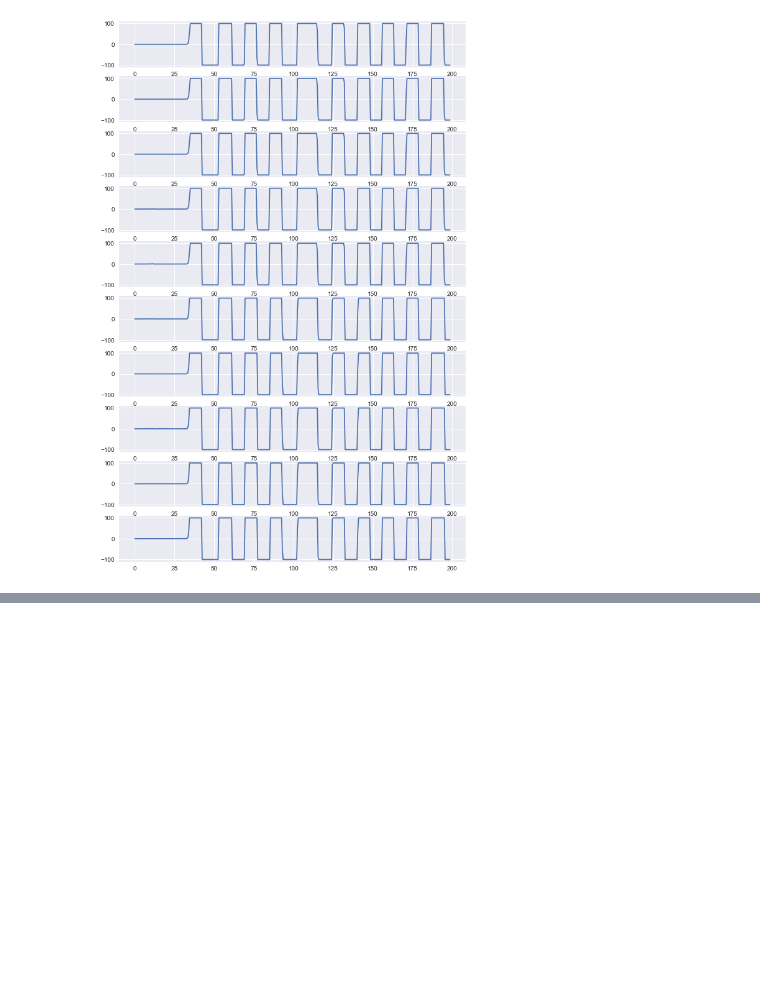
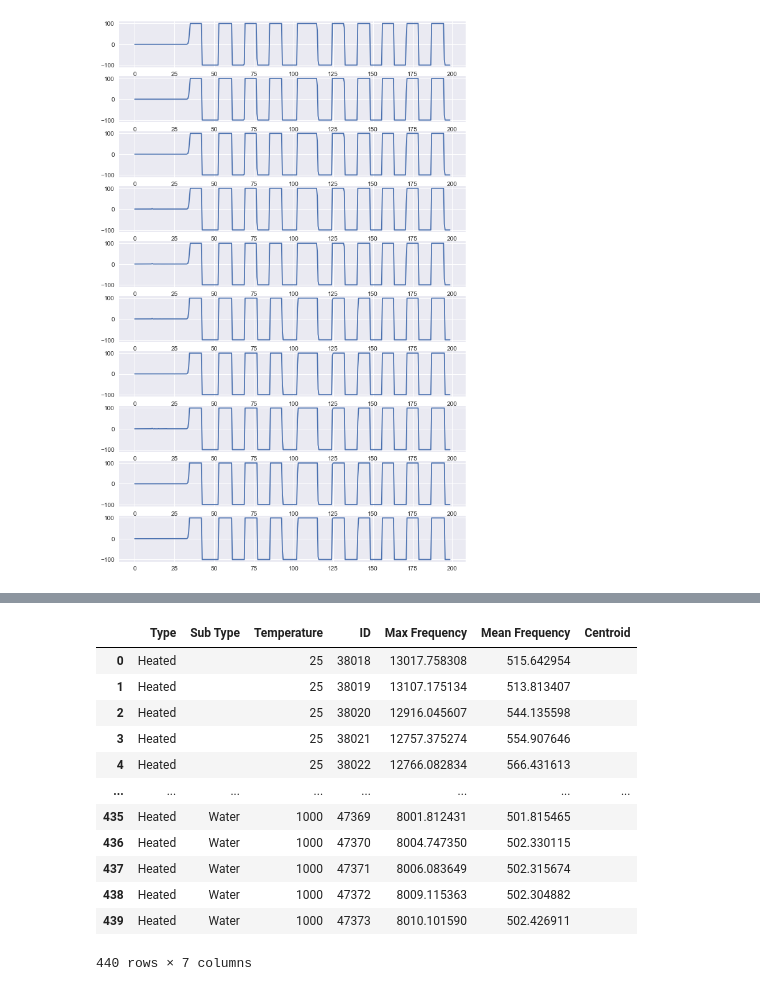
Before and after one commit to rohithandique/civil-major-project, a Jupyter notebook: Major Project.ipynb, the cells around one changed output, grey strips where cells are left out. Drawn from its saved outputs; the diff is of its cells as text; code cells hidden in the pictures; blank space fills up the shorter version.

```diff
--- a/Major Project.ipynb
+++ b/Major Project.ipynb
@@ -51,0 +74,32 @@ for i in range(0,10):
+# %%
+for df_name in heated:
+    df = pd.read_csv("./CSV/Heated/"+df_name+".csv", sep=r'\s*,\s*',engine='python')
+    df.drop(df.index[0:14],0,inplace=True)
+    df = df.reset_index(drop=True)
+    df.columns = df.iloc[0]
+    df.drop(df.index[0:2], inplace=True)
+    df = df.reset_index(drop=True)
+    df.drop(df.columns[[1, 11, 12, 13]], axis=1, inplace=True)
+    for i in df.index:
+        freq = np.abs(rfft(df.iloc[i][21:]))
+        amp = rfftfreq(len(df.iloc[i][21:]), 1/54)
+        new_df.loc[len(new_df.index)] = ['Heated', '', df_name[:-2], df['ID'][i], np.max(freq), np.mean(freq), '']
+# %%
+for df_type in [room_b, room_w]:
+    for df_name in df_type:
+        sub_type = 'Brine' if df_name[0]=='B' else 'Water'
+        df = pd.read_csv("./CSV/Room Temp/"+sub_type+"/"+df_name+".csv", sep=r'\s*,\s*',engine='python')
+        df.drop(df.index[0:14],0,inplace=True)
+        df = df.reset_index(drop=True)
+        df.columns = df.iloc[0]
+        df.drop(df.index[0:2], inplace=True)
+        df = df.reset_index(drop=True)
+        df.drop(df.columns[[1, 11, 12, 13]], axis=1, inplace=True)
+        for i in df.index:
+            freq = np.abs(rfft(df.iloc[i][21:]))
+            amp = rfftfreq(len(df.iloc[i][21:]), 1/54)
+            new_df.loc[len(new_df.index)] = ['Heated', sub_type, df_name[2:-2], df['ID'][i], np.max(freq), np.mean(freq), '']
+# %%
+new_df = new_df.sort_values('ID')
+new_df = new_df.reset_index(drop=True)
+new_df.to_csv("Fourier Frequencies.csv", index=False)
@@ -51,0 +117,16 @@ for i in range(0,10):
+# %%
+new_df
+# %% [output]
+|  | Type | Sub Type | Temperature | ID | Max Frequency | Mean Frequency | Centroid |
+| 0 | Heated |  | 25 | 38018 | 13017.758308 | 515.642954 |  |
+| 1 | Heated |  | 25 | 38019 | 13107.175134 | 513.813407 |  |
+| 2 | Heated |  | 25 | 38020 | 12916.045607 | 544.135598 |  |
+| 3 | Heated |  | 25 | 38021 | 12757.375274 | 554.907646 |  |
+| 4 | Heated |  | 25 | 38022 | 12766.082834 | 566.431613 |  |
+| ... | ... | ... | ... | ... | ... | ... | ... |
+| 435 | Heated | Water | 1000 | 47369 | 8001.812431 | 501.815465 |  |
+| 436 | Heated | Water | 1000 | 47370 | 8004.747350 | 502.330115 |  |
+| 437 | Heated | Water | 1000 | 47371 | 8006.083649 | 502.315674 |  |
+| 438 | Heated | Water | 1000 | 47372 | 8009.115363 | 502.304882 |  |
+| 439 | Heated | Water | 1000 | 47373 | 8010.101590 | 502.426911 |  |
+440 rows × 7 columns
```
Also changed, not shown: parts of 7 cells of this notebook, 1 other file.
